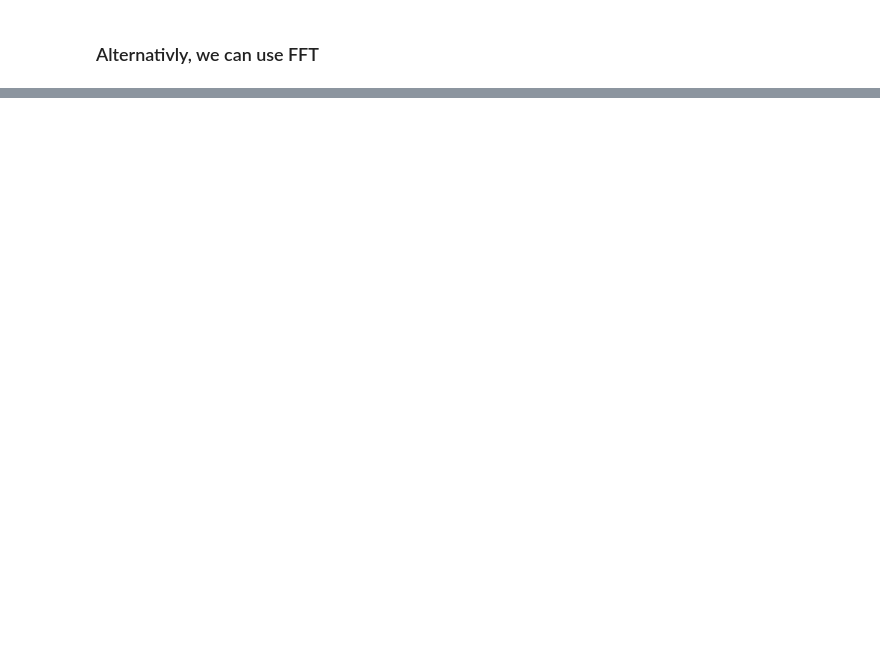
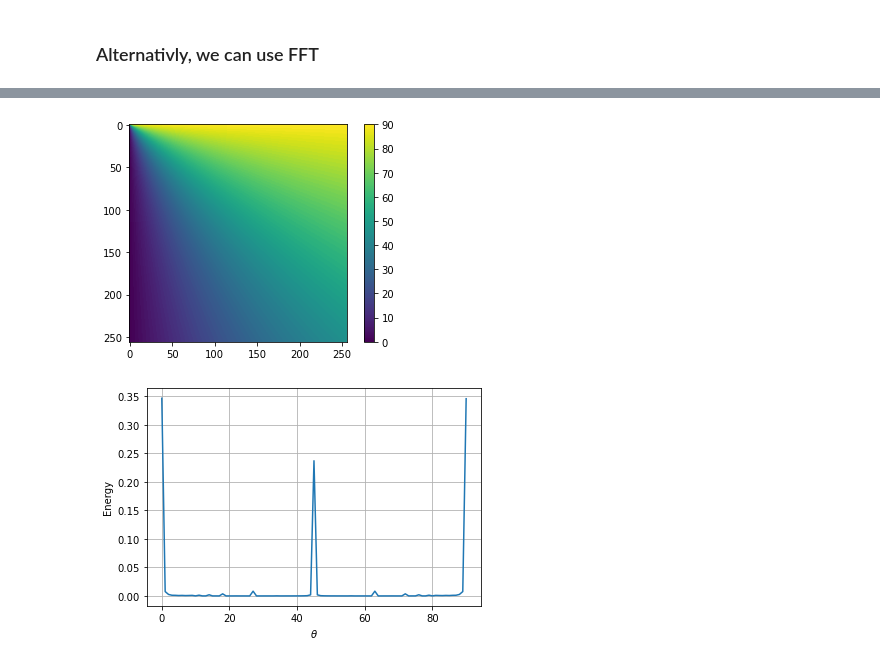
Before and after one commit to rpazuki/Turing_playground, a Jupyter notebook: Fourier Transform and Autocorrelational.ipynb, the cells around one changed output, grey strips where cells are left out. Drawn from its saved outputs; the diff is of its cells as text; code cells hidden in the pictures; blank space fills up the shorter version.

```diff
--- a/Fourier Transform and Autocorrelational.ipynb
+++ b/Fourier Transform and Autocorrelational.ipynb
@@ -311,0 +451,17 @@ plt.show()
+# %%
+angF, ps1D, theta = azim_power_spectrum(np.abs(S_f), dTheta=1, rMin=0, rMax=None)
+#print(angF)
+plt.imshow(theta)
+plt.colorbar()
+plt.show()
+
+plt.plot(angF, ps1D)
+plt.xlabel(r"$\theta$")
+plt.ylabel(r"Energy")
+#plt.xticks(np.linspace(0, 90,10))
+
+plt.grid()
+plt.show()
+# %% [output]
+[figure, added]
+[figure, added]
```
Also changed, not shown: parts of 19 cells of this notebook.
